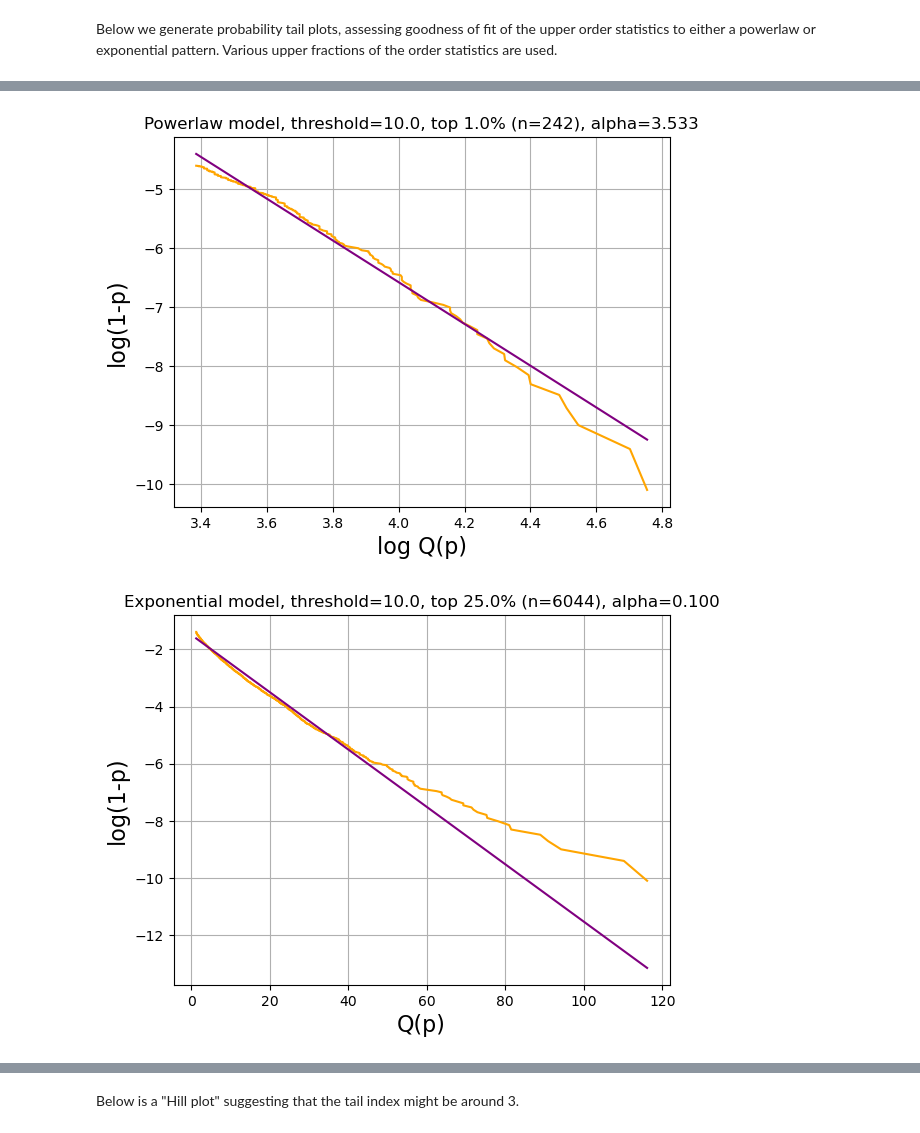
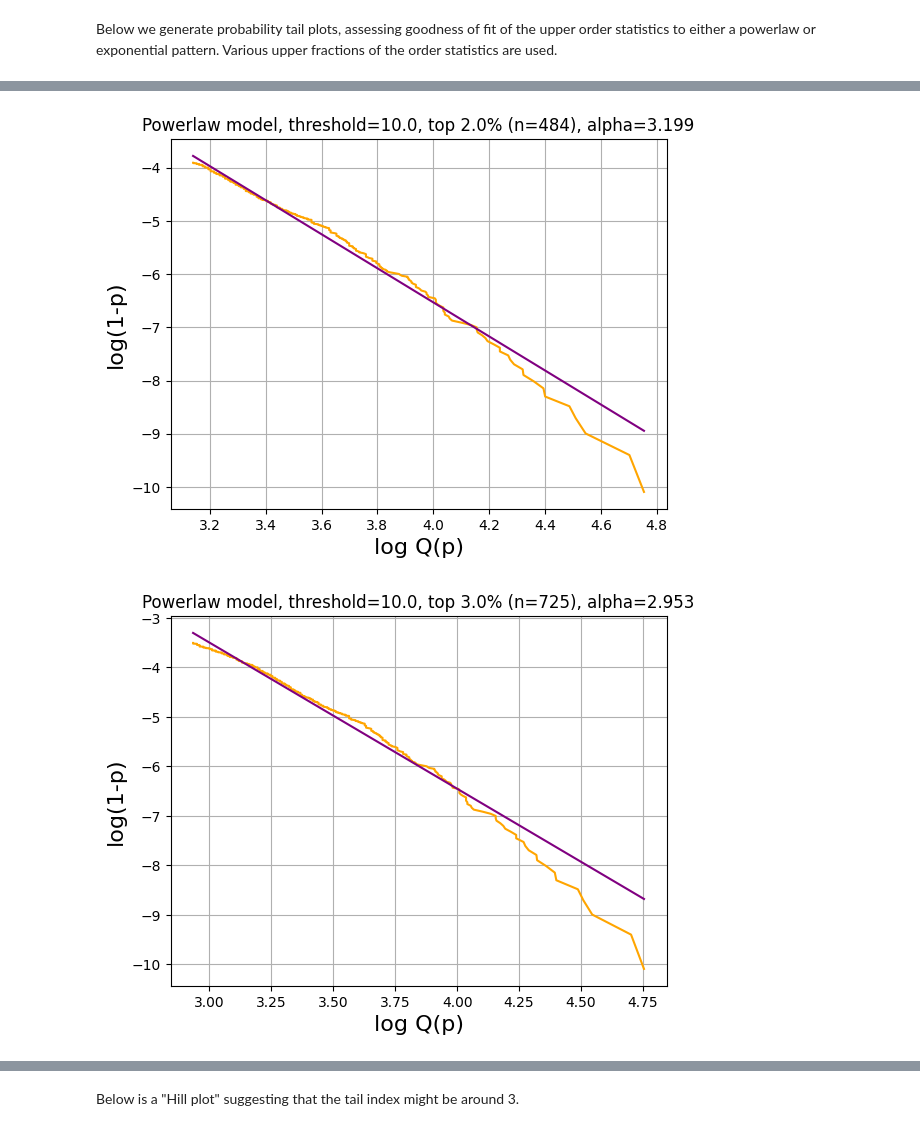
Before and after one commit to KingOliver666/Stats-504-materials, a Jupyter notebook: precip/extremes.ipynb, the cells around one changed output, grey strips where cells are left out. Cells and saved outputs as stored; diff of their text form; code cells hidden in the pictures.

```diff
--- a/precip/extremes.ipynb
+++ b/precip/extremes.ipynb
@@ -359,7 +391,7 @@ df.head()
 # %% [markdown]
 Use this threshold (units are mm) for calculating exceedances
 # %%
-thresh = 10.0
+thresh = 10
 (df["PRCP"] >= thresh).mean()
 # %% [output]
 0.0732514373164578
@@ -415,7 +554,7 @@ Text(0, 0.5, 'Complementary cumulative probability')
 Below we generate probability tail plots, assessing goodness of fit of the upper order statistics to either a powerlaw or exponential pattern.  Various upper fractions of the order statistics are used.
 # %%
 for family in ["powerlaw", "exponential"]:
-    for p0 in [0.25, 0.1, 0.05, 0.01]:
+    for p0 in [0.25, 0.1, 0.05, 0.02, 0.03, 0.01]:
         plot_tails(df["PRCP"], p0, thresh, family)
         plt.show()
 # %% [output]
@@ -425,2 +564,2 @@ for family in ["powerlaw", "exponential"]:
-[figure, old version]
+[figure, new version]
-[figure, old version]
+[figure, new version]
```
Also changed, not shown: parts of 21 cells of this notebook.
